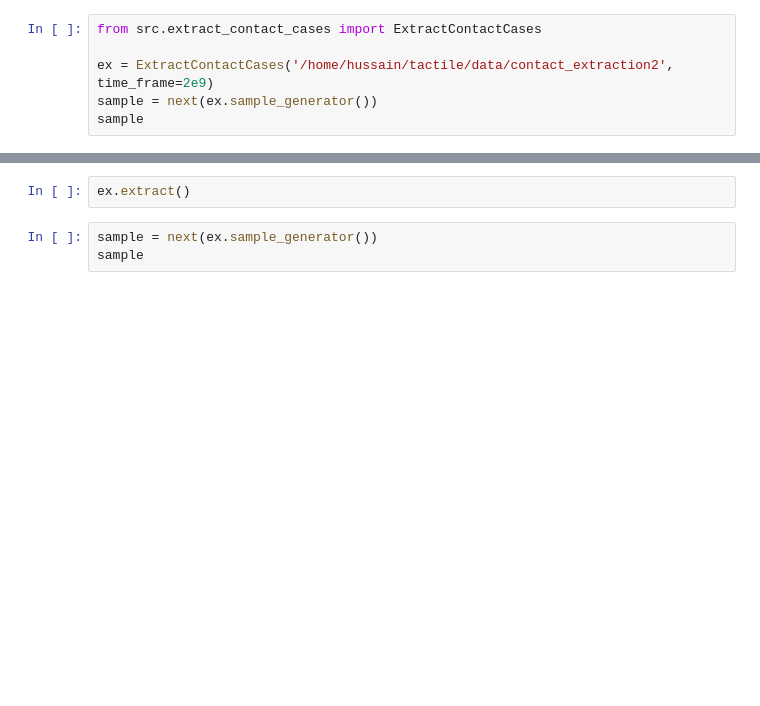
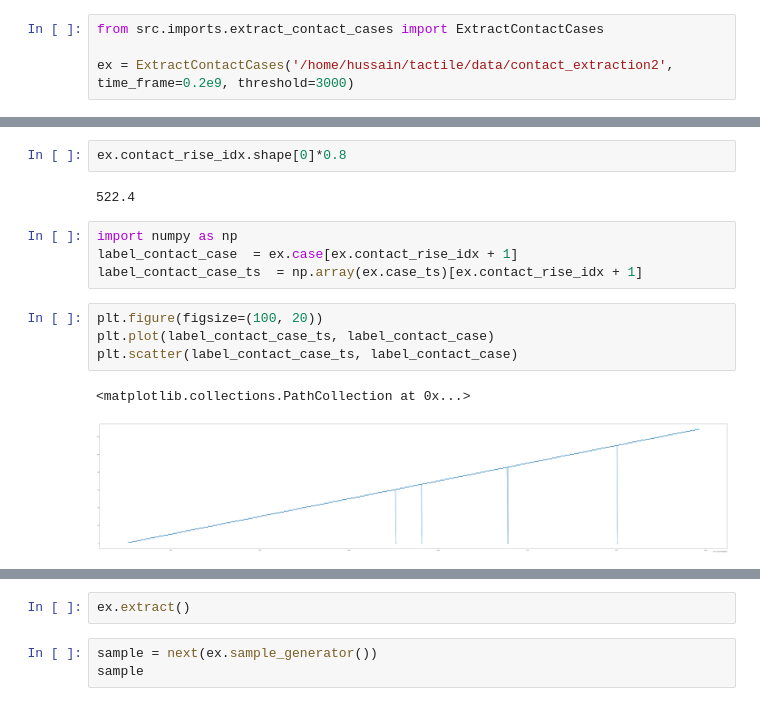
Before and after one commit to AdvancedResearchInnovationCenter/TactiGraph, a Jupyter notebook: Untitled.ipynb, the cells around one changed output, grey strips where cells are left out. Drawn from its saved outputs; the diff is of its cells as text; blank space fills up the shorter version.

```diff
--- a/Untitled.ipynb
+++ b/Untitled.ipynb
@@ -1,6 +1,4 @@
 # %%
-from src.extract_contact_cases import ExtractContactCases
+from src.imports.extract_contact_cases import ExtractContactCases
 
-ex = ExtractContactCases('/home/hussain/tactile/data/contact_extraction2', time_frame=2e9)
-sample = next(ex.sample_generator())
-sample
+ex = ExtractContactCases('/home/hussain/tactile/data/contact_extraction2', time_frame=0.2e9, threshold=3000)
@@ -21,0 +32,15 @@ sample
+# %%
+ex.contact_rise_idx.shape[0]*0.8
+# %% [output]
+522.4
+# %%
+import numpy as np
+label_contact_case  = ex.case[ex.contact_rise_idx + 1]
+label_contact_case_ts  = np.array(ex.case_ts)[ex.contact_rise_idx + 1]
+# %%
+plt.figure(figsize=(100, 20))
+plt.plot(label_contact_case_ts, label_contact_case)
+plt.scatter(label_contact_case_ts, label_contact_case)
+# %% [output]
+<matplotlib.collections.PathCollection at 0x...>
+[figure, added]
```
Also changed, not shown: parts of 17 cells of this notebook, 4 other files.
